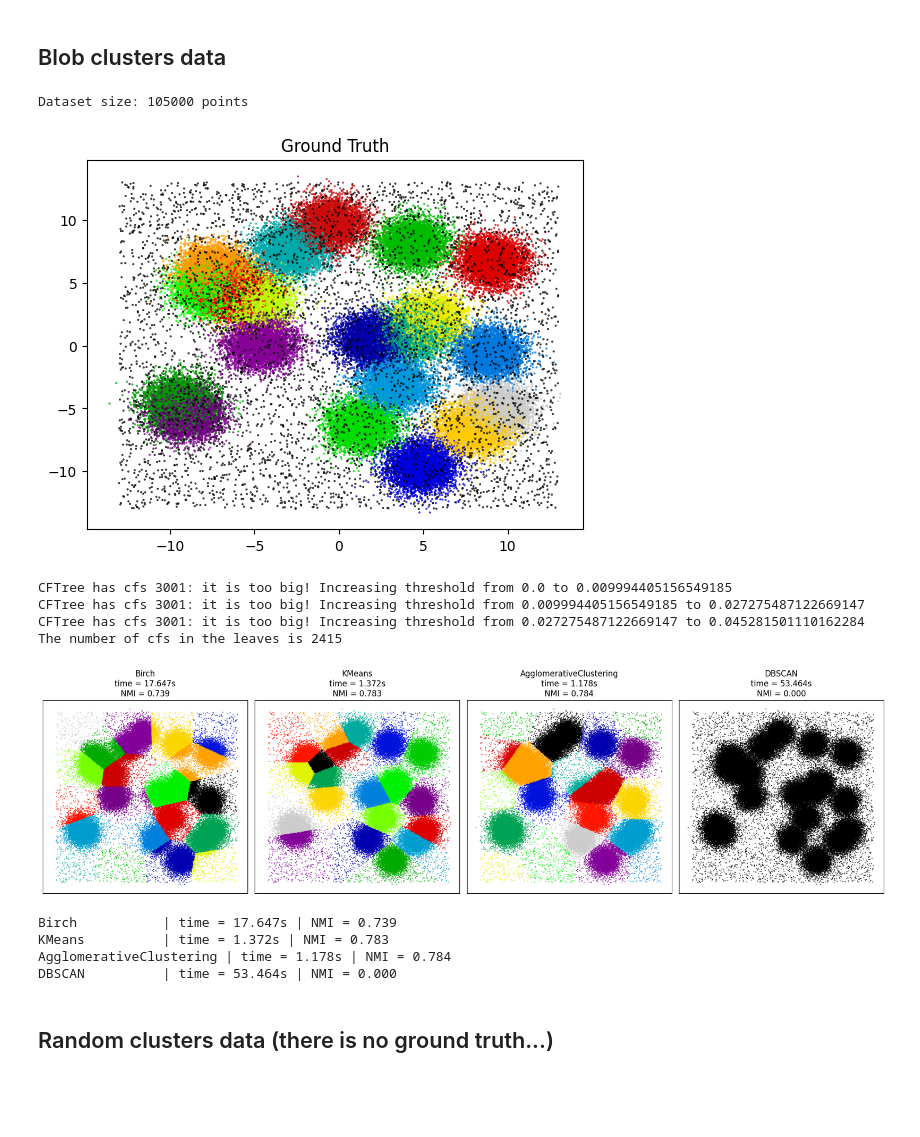
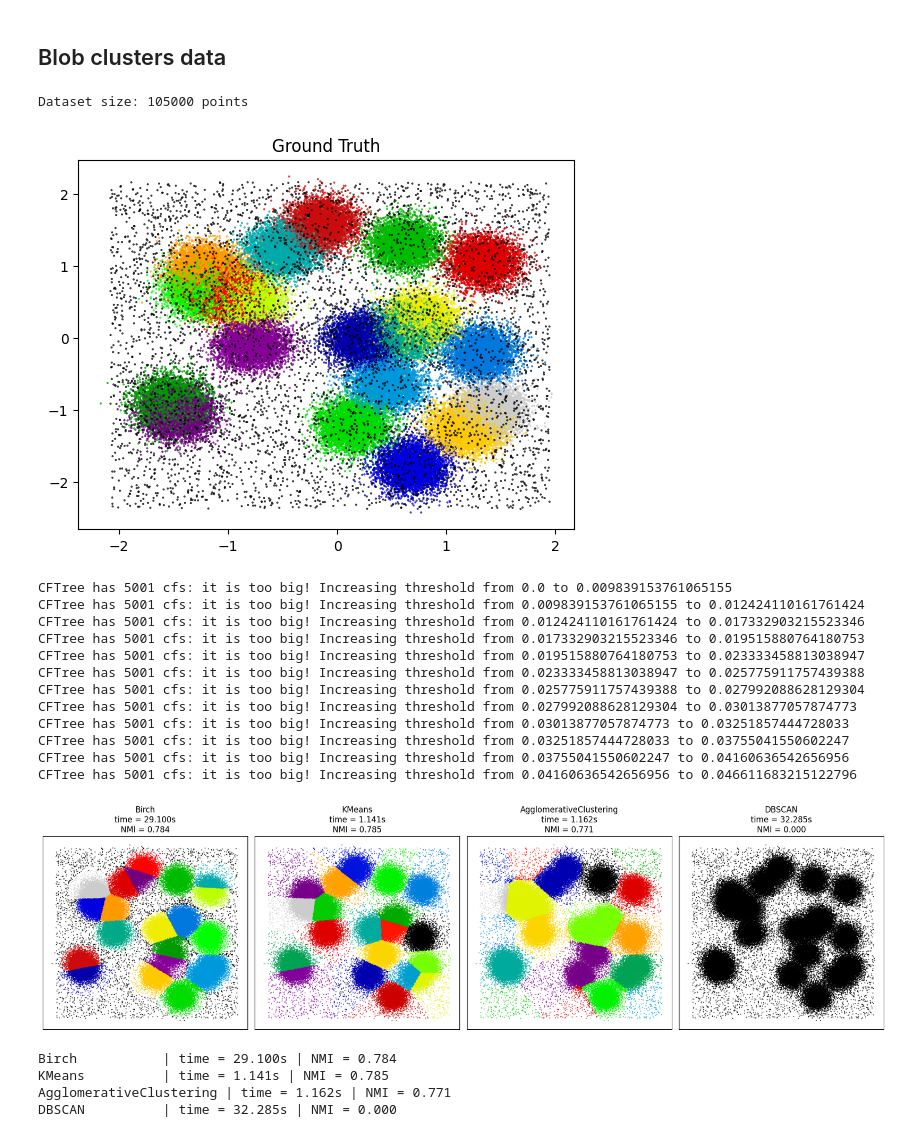
Before and after one commit to vdestasio/Birch-algorithm, a Jupyter notebook: Birch_comparisons.ipynb, the cells around one changed output. Cells and saved outputs as stored; diff of their text form; code cells hidden in the pictures; blank space fills up the shorter version.

Commit message:
Added page size and memory mechanism and tried some experiments

```diff
--- a/Birch_comparisons.ipynb
+++ b/Birch_comparisons.ipynb
@@ -11,12 +11,12 @@ from sklearn.cluster import KMeans
 from sklearn.metrics import normalized_mutual_info_score
 from birch import Birch as myBirch
 # %%
-def run_clustering(X, y_true, true_k):
+def run_clustering(X, y_true, true_k, outliers=False):
     results = {}
 
     # --- My Birch ---
     start = time.perf_counter()
-    mybirch = myBirch(branching_factor=50, leaf_size=50, cluster_method='agglomerative')
+    mybirch = myBirch(branching_factor=50, leaf_size=50, cluster_method='kmeans', handle_outliers=outliers)
     labels = mybirch.fit_predict(X, n_clusters=true_k)
     elapsed = time.perf_counter() - start
     results['Birch'] = {
@@ -95,7 +95,7 @@ def run_clustering(X, y_true, true_k):
     # --- DBSCAN ---
     # eps MUST be smaller than inter-cluster spacing
     start = time.perf_counter()
-    dbscan = DBSCAN()
+    dbscan = DBSCAN(eps=0.05, min_samples=100)
     labels = dbscan.fit_predict(X)
     elapsed = time.perf_counter() - start
     # ignore noise (-1) when computing NMI
@@ -235,33 +224,38 @@ from sklearn.datasets import make_blobs
 true_k = 20
 data, y_true = make_blobs(n_samples=100000, centers=true_k, random_state=170)
 noise = np.random.uniform(low=-13, high=13, size=(5000, 2))
-data = np.vstack([data, noise])
-X = np.vstack([X,noise])
+data = np.vstack([data,noise])
 X = (data - data.mean(0))/data.std(0)
 y_true = np.hstack([y_true, [-1]*5000])  # label noise as -1
 size = 0.2
-print(f"Dataset size: {data.shape[0]} points")
-plt.scatter(data[:, 0], data[:, 1], s=size, c=y_true, cmap='nipy_spectral')
+print(f"Dataset size: {X.shape[0]} points")
+plt.scatter(X[:, 0], X[:, 1], s=size, c=y_true, cmap='nipy_spectral')
 plt.title('Ground Truth')
 plt.show()
 # %% [output]
 Dataset size: 105000 points
-[figure, old version]
+[figure, new version]
 # %%
-results = run_clustering(X, y_true, true_k)
+results = run_clustering(X, y_true, true_k, outliers=True)
 plot_results(X, results, size)
 
 for name, res in results.items():
     print(f"{name:15s} | time = {res['time']:.3f}s | NMI = {res['nmi']:.3f}")
 # %% [output]
-CFTree has cfs 3001: it is too big! Increasing threshold from 0.0 to 0.009994405156549185
-CFTree has cfs 3001: it is too big! Increasing threshold from 0.009994405156549185 to 0.027275487122669147
-CFTree has cfs 3001: it is too big! Increasing threshold from 0.027275487122669147 to 0.045281501110162284
-The number of cfs in the leaves is 2415
+CFTree has 5001 cfs: it is too big! Increasing threshold from 0.0 to 0.009839153761065155
+CFTree has 5001 cfs: it is too big! Increasing threshold from 0.009839153761065155 to 0.012424110161761424
+CFTree has 5001 cfs: it is too big! Increasing threshold from 0.012424110161761424 to 0.017332903215523346
+CFTree has 5001 cfs: it is too big! Increasing threshold from 0.017332903215523346 to 0.019515880764180753
+CFTree has 5001 cfs: it is too big! Increasing threshold from 0.019515880764180753 to 0.023333458813038947
+CFTree has 5001 cfs: it is too big! Increasing threshold from 0.023333458813038947 to 0.025775911757439388
+CFTree has 5001 cfs: it is too big! Increasing threshold from 0.025775911757439388 to 0.027992088628129304
+CFTree has 5001 cfs: it is too big! Increasing threshold from 0.027992088628129304 to 0.03013877057874773
+CFTree has 5001 cfs: it is too big! Increasing threshold from 0.03013877057874773 to 0.03251857444728033
+CFTree has 5001 cfs: it is too big! Increasing threshold from 0.03251857444728033 to 0.03755041550602247
+CFTree has 5001 cfs: it is too big! Increasing threshold from 0.03755041550602247 to 0.04160636542656956
+CFTree has 5001 cfs: it is too big! Increasing threshold from 0.04160636542656956 to 0.046611683215122796
-[figure, old version]
+[figure, new version]
-Birch           | time = 17.647s | NMI = 0.739
-KMeans          | time = 1.372s | NMI = 0.783
-AgglomerativeClustering | time = 1.178s | NMI = 0.784
-DBSCAN          | time = 53.464s | NMI = 0.000
+Birch           | time = 29.100s | NMI = 0.784
+KMeans          | time = 1.141s | NMI = 0.785
+AgglomerativeClustering | time = 1.162s | NMI = 0.771
+DBSCAN          | time = 32.285s | NMI = 0.000
-# %% [markdown]
-## Random clusters data (there is no ground truth...)
```
Also changed, not shown: parts of 9 cells of this notebook, 3 other files.
